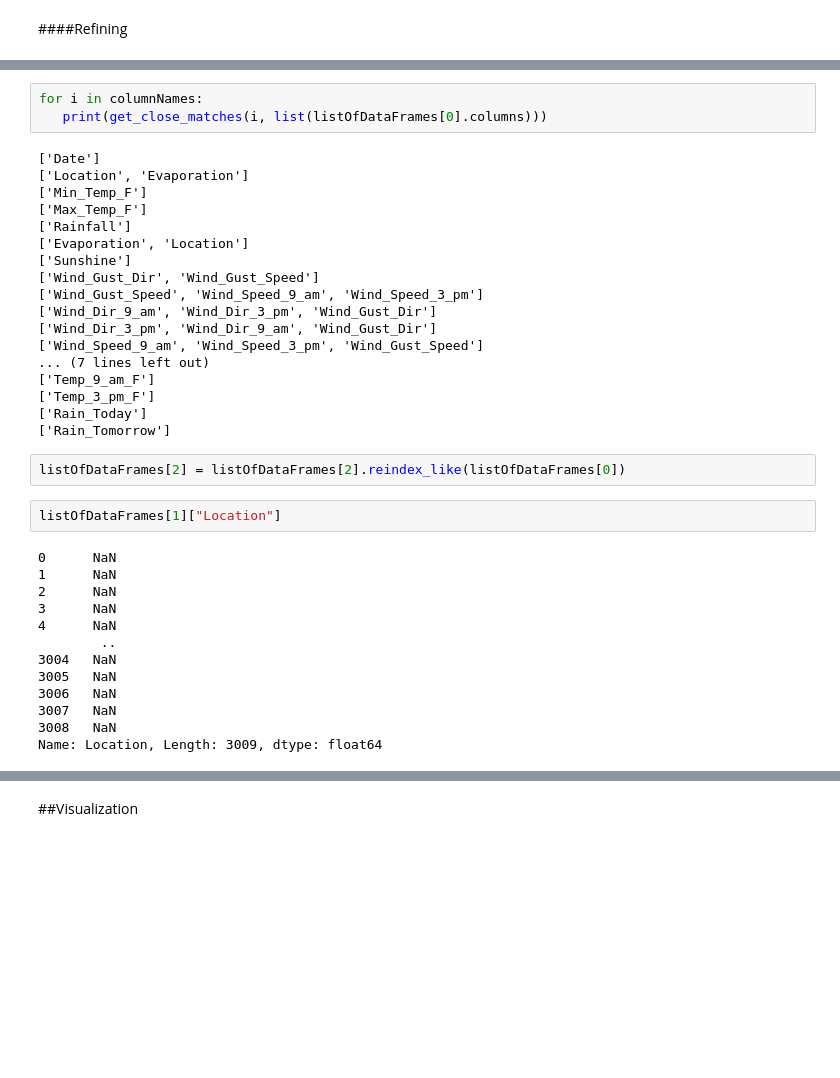
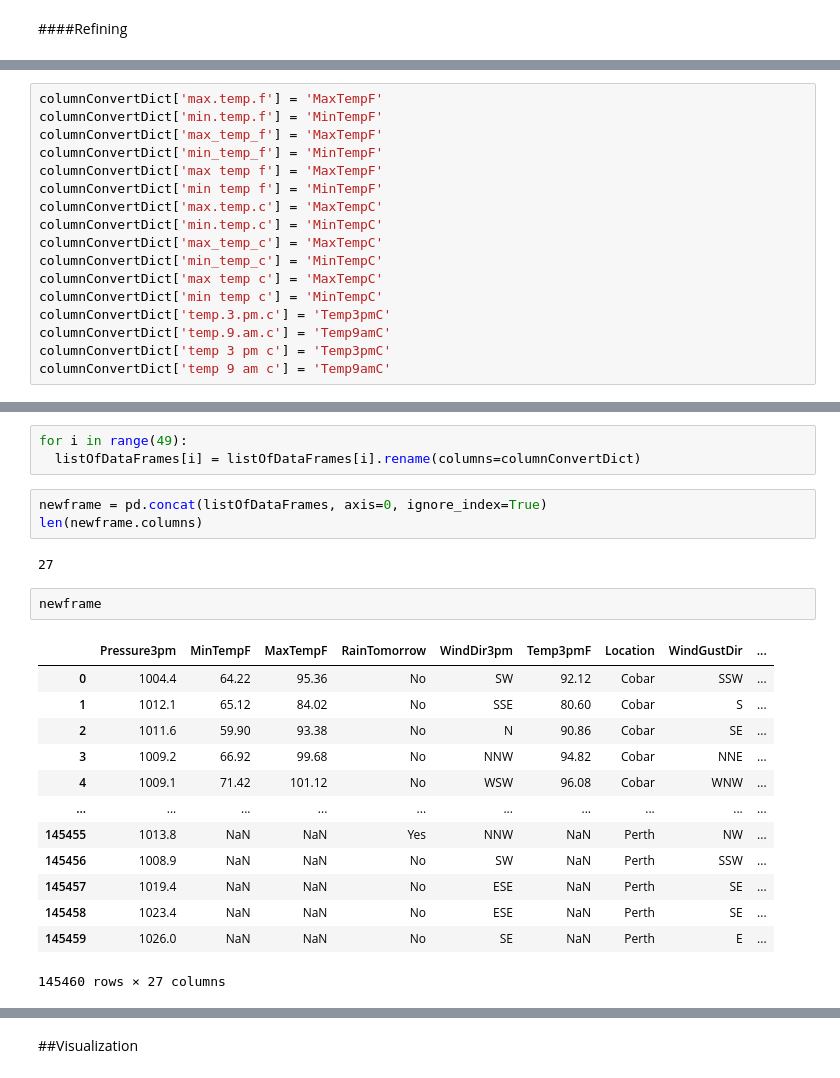
Before and after one commit to garfield-gray/DataMining, a Jupyter notebook: Data_Exploration_&_Visualization.ipynb, the cells around one changed output, grey strips where cells are left out. Saved outputs shown, nothing was run; the diff lists cells and outputs as text; blank space fills up the shorter version.

Commit message:
closer

```diff
--- a/Data_Exploration_&_Visualization.ipynb
+++ b/Data_Exploration_&_Visualization.ipynb
@@ -176,0 +207,17 @@ len(columnNames)
+# %%
+columnConvertDict['max.temp.f'] = 'MaxTempF'
+columnConvertDict['min.temp.f'] = 'MinTempF'
+columnConvertDict['max_temp_f'] = 'MaxTempF'
+columnConvertDict['min_temp_f'] = 'MinTempF'
+columnConvertDict['max temp f'] = 'MaxTempF'
+columnConvertDict['min temp f'] = 'MinTempF'
+columnConvertDict['max.temp.c'] = 'MaxTempC'
+columnConvertDict['min.temp.c'] = 'MinTempC'
+columnConvertDict['max_temp_c'] = 'MaxTempC'
+columnConvertDict['min_temp_c'] = 'MinTempC'
+columnConvertDict['max temp c'] = 'MaxTempC'
+columnConvertDict['min temp c'] = 'MinTempC'
+columnConvertDict['temp.3.pm.c'] = 'Temp3pmC'
+columnConvertDict['temp.9.am.c'] = 'Temp9amC'
+columnConvertDict['temp 3 pm c'] = 'Temp3pmC'
+columnConvertDict['temp 9 am c'] = 'Temp9amC'
@@ -177,38 +248,24 @@ len(columnNames)
 # %%
-for i in columnNames:
-   print(get_close_matches(i, list(listOfDataFrames[0].columns)))
+for i in range(49):
+  listOfDataFrames[i] = listOfDataFrames[i].rename(columns=columnConvertDict)
-# %% [output]
-['Date']
-['Location', 'Evaporation']
-['Min_Temp_F']
-['Max_Temp_F']
-['Rainfall']
-['Evaporation', 'Location']
-['Sunshine']
-['Wind_Gust_Dir', 'Wind_Gust_Speed']
-['Wind_Gust_Speed', 'Wind_Speed_9_am', 'Wind_Speed_3_pm']
-['Wind_Dir_9_am', 'Wind_Dir_3_pm', 'Wind_Gust_Dir']
-['Wind_Dir_3_pm', 'Wind_Dir_9_am', 'Wind_Gust_Dir']
-['Wind_Speed_9_am', 'Wind_Speed_3_pm', 'Wind_Gust_Speed']
-... (7 lines left out)
-['Temp_9_am_F']
-['Temp_3_pm_F']
-['Rain_Today']
-['Rain_Tomorrow']
-# %%
-listOfDataFrames[2] = listOfDataFrames[2].reindex_like(listOfDataFrames[0])
-# %%
-listOfDataFrames[1]["Location"]
-# %% [output]
-0      NaN
-1      NaN
-2      NaN
-3      NaN
-4      NaN
-        ..
-3004   NaN
-3005   NaN
-3006   NaN
-3007   NaN
-3008   NaN
-Name: Location, Length: 3009, dtype: float64
+# %%
+newframe = pd.concat(listOfDataFrames, axis=0, ignore_index=True)
+len(newframe.columns)
+# %% [output]
+27
+# %%
+newframe
+# %% [output]
+|  | Pressure3pm | MinTempF | MaxTempF | RainTomorrow | WindDir3pm | Temp3pmF | Location | WindGustDir | ... |
+| 0 | 1004.4 | 64.22 | 95.36 | No | SW | 92.12 | Cobar | SSW | ... |
+| 1 | 1012.1 | 65.12 | 84.02 | No | SSE | 80.60 | Cobar | S | ... |
+| 2 | 1011.6 | 59.90 | 93.38 | No | N | 90.86 | Cobar | SE | ... |
+| 3 | 1009.2 | 66.92 | 99.68 | No | NNW | 94.82 | Cobar | NNE | ... |
+| 4 | 1009.1 | 71.42 | 101.12 | No | WSW | 96.08 | Cobar | WNW | ... |
+| ... | ... | ... | ... | ... | ... | ... | ... | ... | ... |
+| 145455 | 1013.8 | NaN | NaN | Yes | NNW | NaN | Perth | NW | ... |
+| 145456 | 1008.9 | NaN | NaN | No | SW | NaN | Perth | SSW | ... |
+| 145457 | 1019.4 | NaN | NaN | No | ESE | NaN | Perth | SE | ... |
+| 145458 | 1023.4 | NaN | NaN | No | ESE | NaN | Perth | SE | ... |
+| 145459 | 1026.0 | NaN | NaN | No | SE | NaN | Perth | E | ... |
+145460 rows × 27 columns
```
Also changed, not shown: parts of 15 cells of this notebook.
